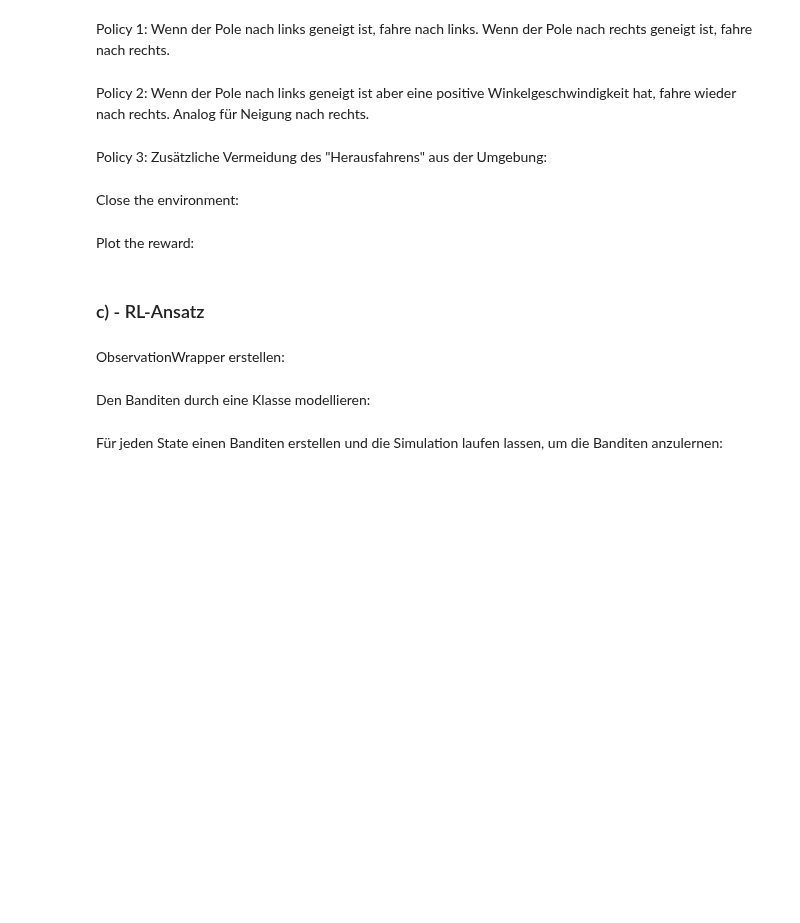
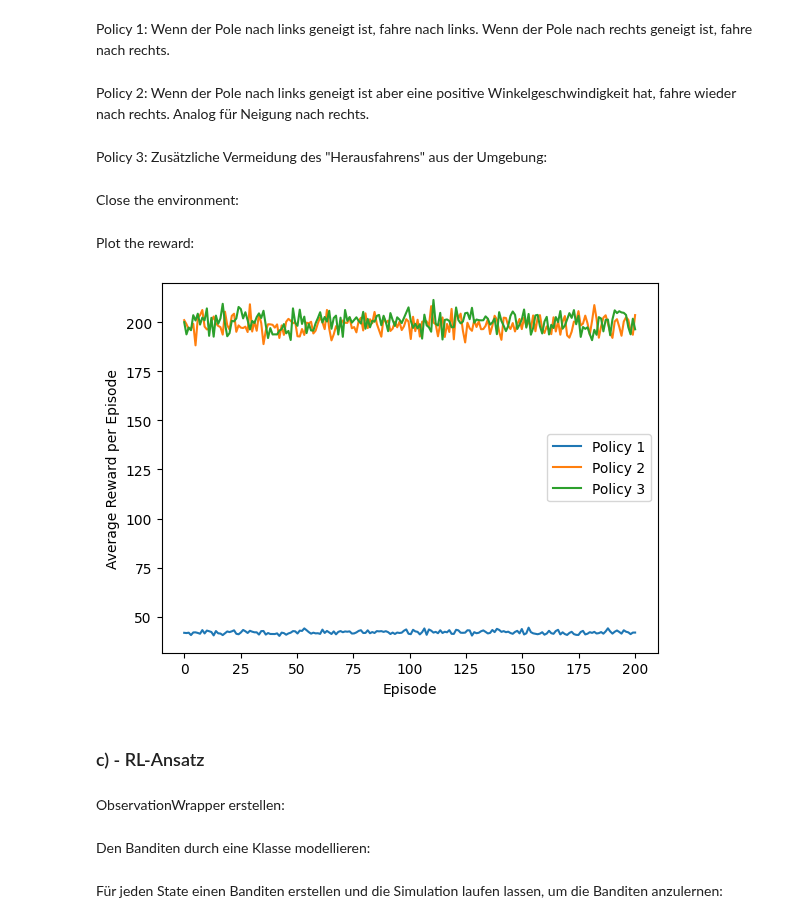
Before and after one commit to domenic14/DRL_Excercises, a Jupyter notebook: excercise_2_3.ipynb, the cells around one changed output. Saved outputs shown, nothing was run; the diff lists cells and outputs as text; code cells hidden in the pictures; blank space fills up the shorter version.

```diff
--- a/excercise_2_3.ipynb
+++ b/excercise_2_3.ipynb
@@ -65,7 +65,7 @@ for _ in range(runs):
             episode_over = terminated or truncated
 
         total_reward += episode_reward
-        rewards[iteration_index] += (total_reward / (iteration_index + 1))
+        rewards[iteration_index] += episode_reward #+= (total_reward / (iteration_index + 1))
 
 rewards_p1 = np.divide(rewards, runs)
 # %% [markdown]
@@ -99,7 +99,7 @@ for _ in range(runs):
             episode_over = terminated or truncated
 
         total_reward += episode_reward
-        rewards[iteration_index] += (total_reward / (iteration_index + 1))
+        rewards[iteration_index] += episode_reward #+= (total_reward / (iteration_index + 1))
 
 rewards_p2 = np.divide(rewards, runs)
 # %% [markdown]
@@ -141,7 +141,7 @@ for _ in range(runs):
             episode_over = terminated or truncated
 
         total_reward += episode_reward
-        rewards[iteration_index] += (total_reward / (iteration_index + 1))
+        rewards[iteration_index] += episode_reward #+= (total_reward / (iteration_index + 1))
 
 rewards_p3 = np.divide(rewards, runs)
 # %% [markdown]
@@ -153,15 +153,17 @@ Plot the reward:
 # %%
 import matplotlib.pyplot as plt
 
 x = np.linspace(0, num_episodes, num_episodes)
 
 plt.plot(x, rewards_p1, label = 'Policy 1')
 plt.plot(x, rewards_p2, label = 'Policy 2')
 plt.plot(x, rewards_p3, label = 'Policy 3')
 plt.xlabel('Episode')
-plt.ylabel('Average Reward')
+plt.ylabel('Average Reward per Episode')
 plt.legend()
 plt.show()
+# %% [output]
+[figure, added]
 # %% [markdown]
 ### c) - RL-Ansatz
 # %% [markdown]
```
Also changed, not shown: parts of 1 cell of this notebook.
